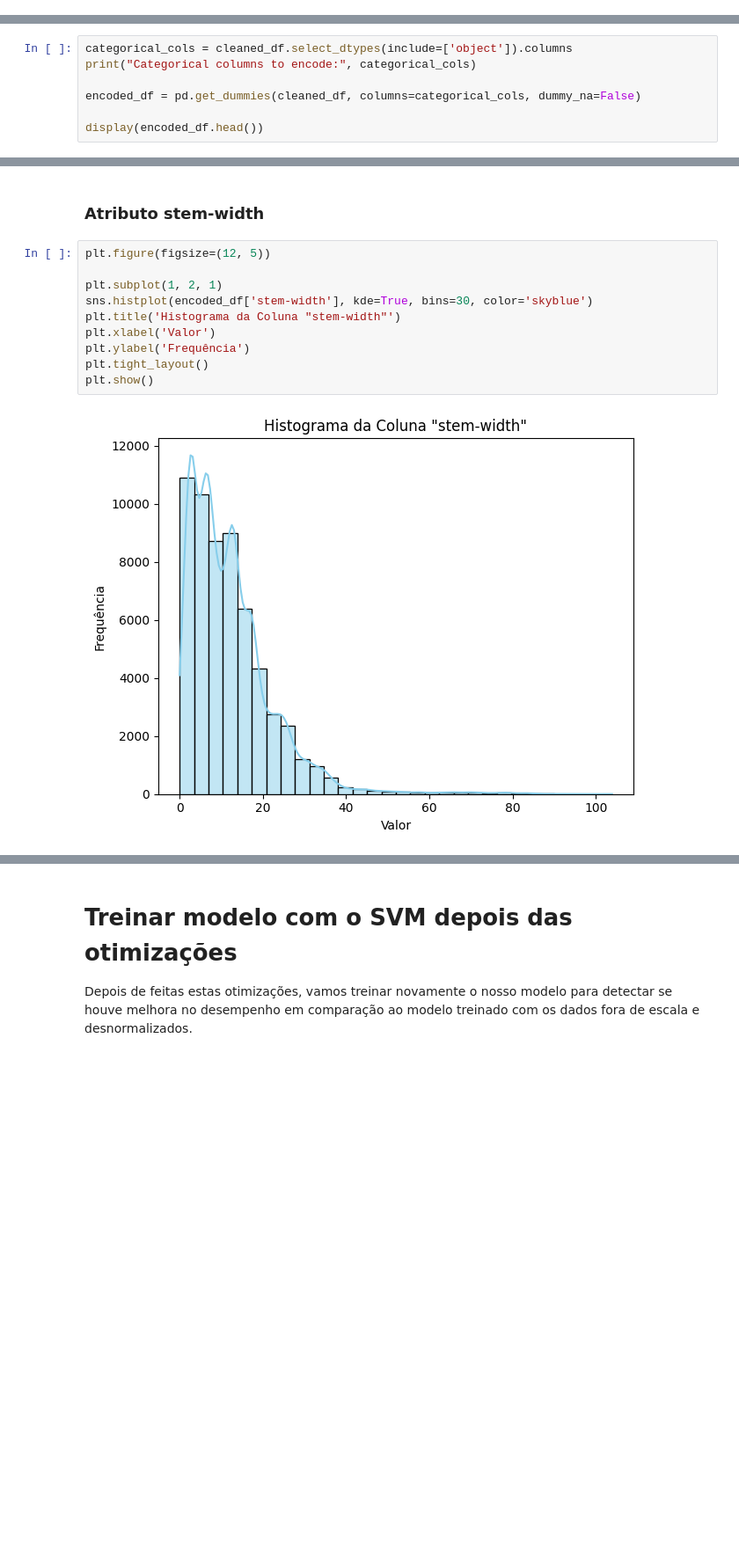
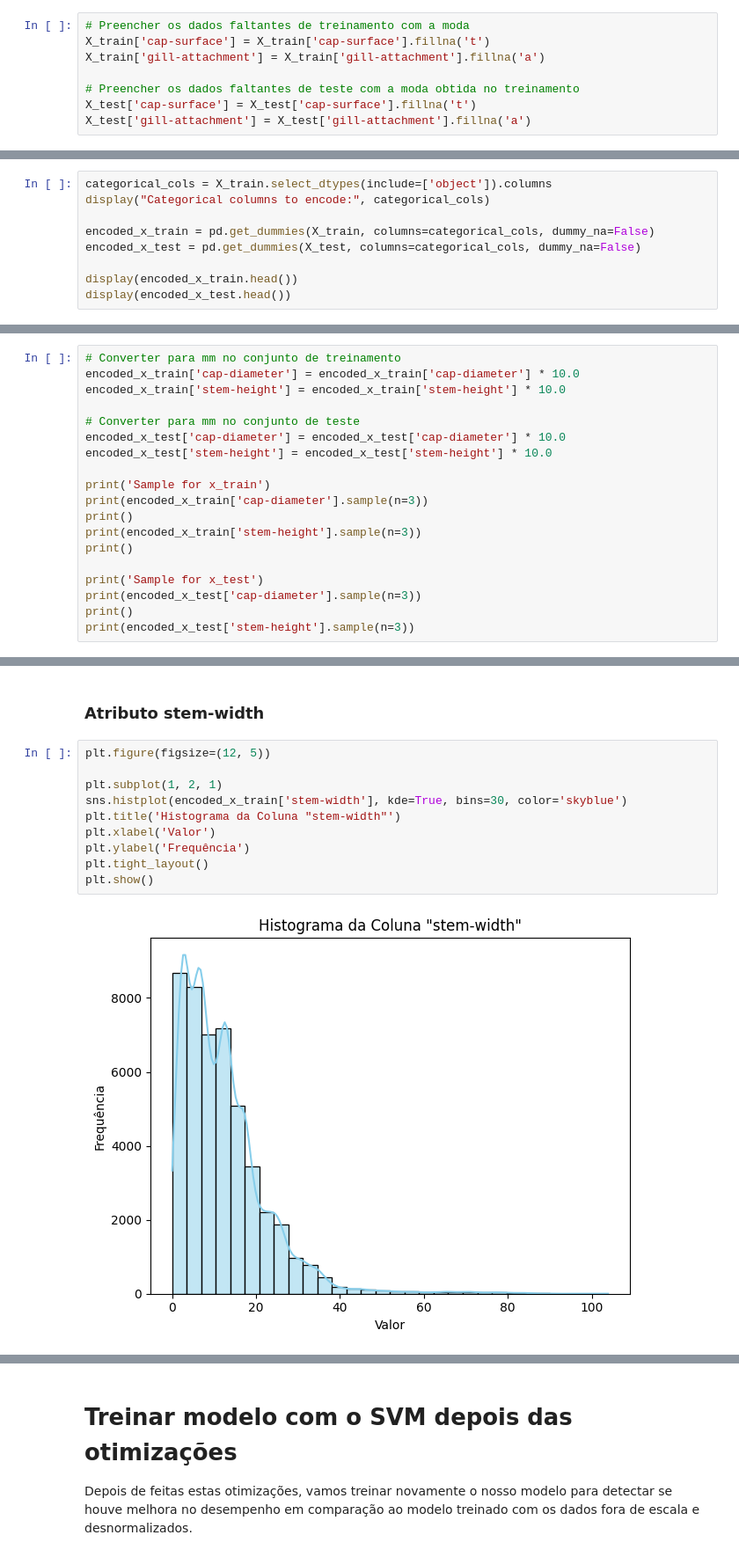
Before and after one commit to Lucasmsorretino/TrabArqDados, a Jupyter notebook: trab2_mushroom.ipynb, the cells around one changed output, grey strips where cells are left out. Shown at 88% size. Saved outputs shown, nothing was run; the diff lists cells and outputs as text; blank space fills up the shorter version.

```diff
--- a/trab2_mushroom.ipynb
+++ b/trab2_mushroom.ipynb
@@ -155,12 +174,22 @@ cleaned_df['gill-attachment'] = cleaned_df['gill-attachment'].fillna('a')
+# %%
+# Preencher os dados faltantes de treinamento com a moda
+X_train['cap-surface'] = X_train['cap-surface'].fillna('t')
+X_train['gill-attachment'] = X_train['gill-attachment'].fillna('a')
+
+# Preencher os dados faltantes de teste com a moda obtida no treinamento
+X_test['cap-surface'] = X_test['cap-surface'].fillna('t')
+X_test['gill-attachment'] = X_test['gill-attachment'].fillna('a')
 # %% [markdown]
 ## Estratégia 4 - Codificação dos atributos nominais
 
 Agora que fizemos a limpeza dos dados, partimos para codificação dos atributos nominais. Usamos a codificação one-hot encoding pois os atributos não possuem uma ordenação, sendo cada valor uma classificação.
 # %%
-categorical_cols = cleaned_df.select_dtypes(include=['object']).columns
-print("Categorical columns to encode:", categorical_cols)
+categorical_cols = X_train.select_dtypes(include=['object']).columns
+display("Categorical columns to encode:", categorical_cols)
 
-encoded_df = pd.get_dummies(cleaned_df, columns=categorical_cols, dummy_na=False)
+encoded_x_train = pd.get_dummies(X_train, columns=categorical_cols, dummy_na=False)
+encoded_x_test = pd.get_dummies(X_test, columns=categorical_cols, dummy_na=False)
 
-display(encoded_df.head())
+display(encoded_x_train.head())
+display(encoded_x_test.head())
 # %% [output]
@@ -267,0 +274,19 @@ Name: stem-height, dtype: float64
+# %%
+# Converter para mm no conjunto de treinamento
+encoded_x_train['cap-diameter'] = encoded_x_train['cap-diameter'] * 10.0
+encoded_x_train['stem-height'] = encoded_x_train['stem-height'] * 10.0
+
+# Converter para mm no conjunto de teste
+encoded_x_test['cap-diameter'] = encoded_x_test['cap-diameter'] * 10.0
+encoded_x_test['stem-height'] = encoded_x_test['stem-height'] * 10.0
+
+print('Sample for x_train')
+print(encoded_x_train['cap-diameter'].sample(n=3))
+print()
+print(encoded_x_train['stem-height'].sample(n=3))
+print()
+
+print('Sample for x_test')
+print(encoded_x_test['cap-diameter'].sample(n=3))
+print()
+print(encoded_x_test['stem-height'].sample(n=3))
@@ -302,15 +345,15 @@ plt.show()
 # %%
 plt.figure(figsize=(12, 5))
 
 plt.subplot(1, 2, 1)
-sns.histplot(encoded_df['stem-width'], kde=True, bins=30, color='skyblue')
+sns.histplot(encoded_x_train['stem-width'], kde=True, bins=30, color='skyblue')
 plt.title('Histograma da Coluna "stem-width"')
 plt.xlabel('Valor')
 plt.ylabel('Frequência')
 plt.tight_layout()
 plt.show()
 # %% [output]
-[figure, old version]
+[figure, new version]
 # %% [markdown]
 Em uma análise visual é possível concluir que os atributos cap-diameter e stem-height seguem uma curva que se assemelha a normal (com a presença de poucos outliers). No entanto, o atributo stem-width não possui uma distribuição normal. Então vamos fazer as seguintes transformações nestes dados:
 
```
Also changed, not shown: parts of 28 cells of this notebook.
